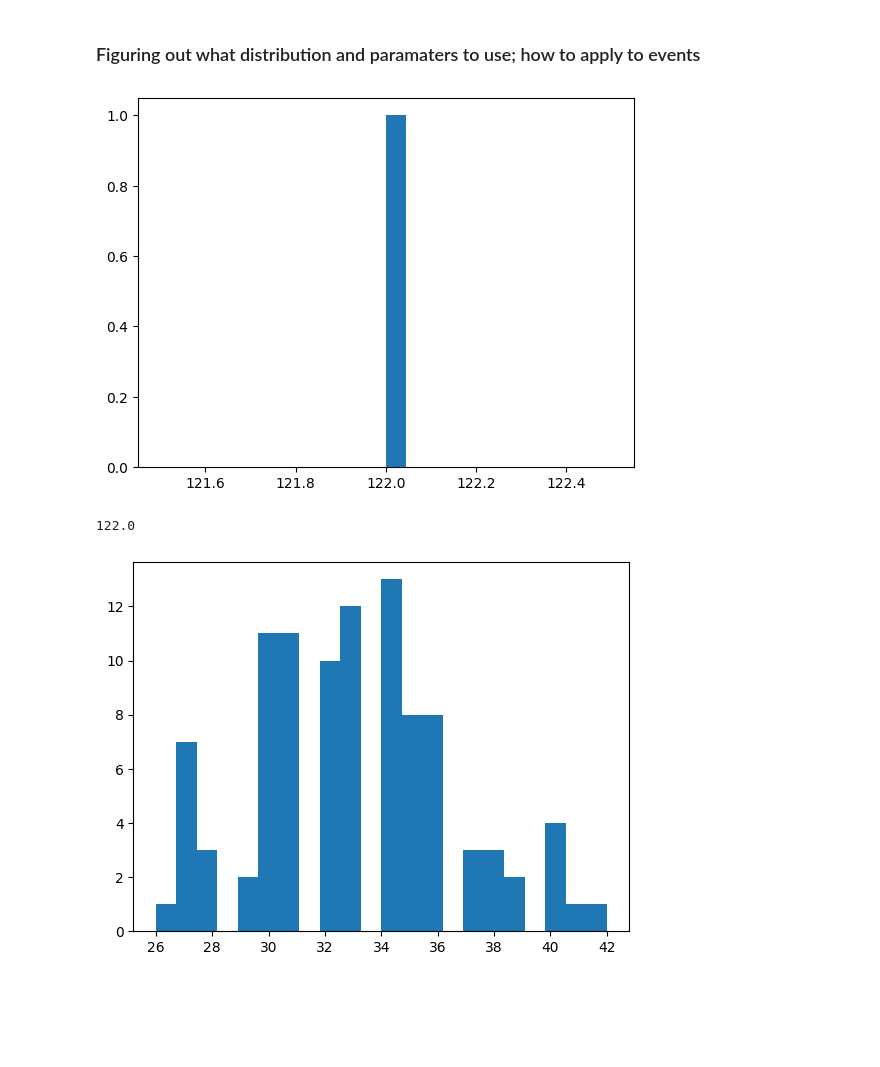
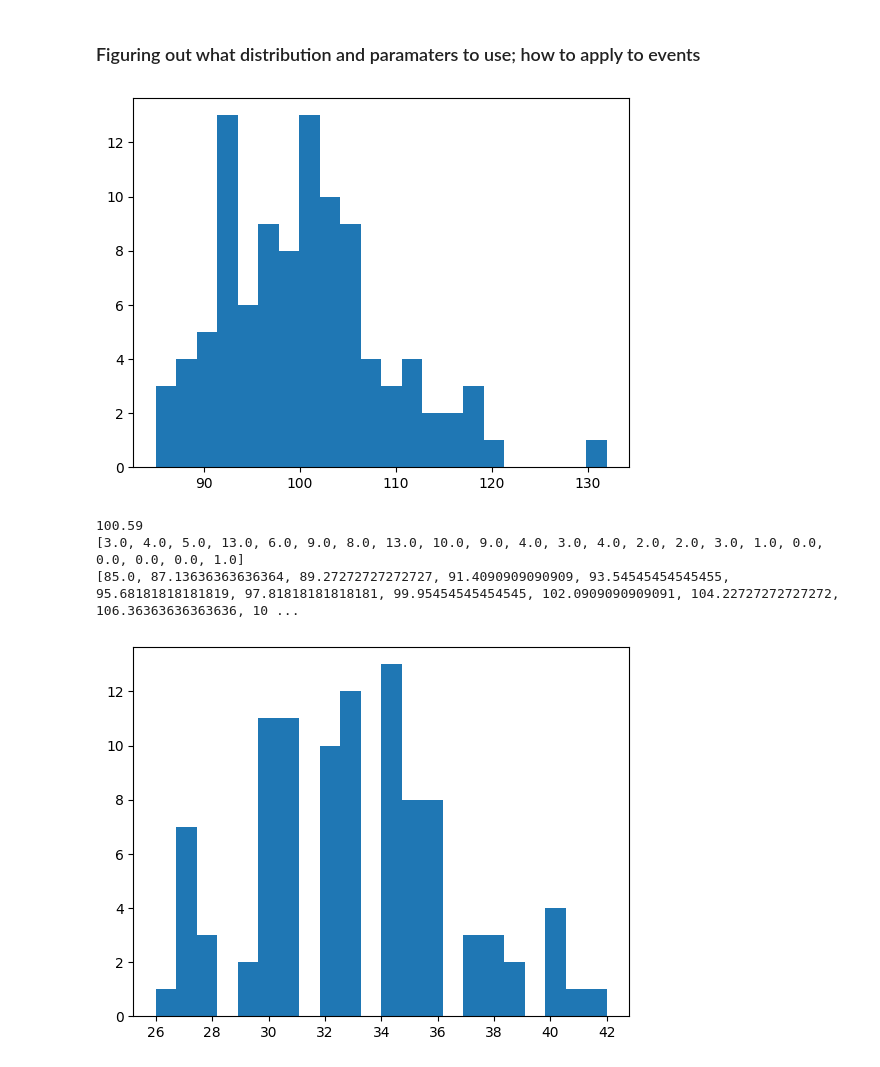
Before and after one commit to lewisl/CovidSim, a Jupyter notebook: prototyping.ipynb, the cells around one changed output. Cells and saved outputs as stored; diff of their text form; code cells hidden in the pictures; blank space fills up the shorter version.

```diff
--- a/prototyping.ipynb
+++ b/prototyping.ipynb
@@ -60,12 +60,16 @@ foo'
 ### Figuring out what distribution and paramaters to use; how to apply to events
 # %%
 dbin = Binomial(1000,0.1)
-x = rand(dbin);
+x = rand(dbin,100);
 println(mean(x))
-hist(x,22);
+hh = hist(x,22);
+println(hh[1])
+println(hh[2])
 # %% [output]
-[figure, old version]
+[figure, new version]
-122.0
+100.59
+[3.0, 4.0, 5.0, 13.0, 6.0, 9.0, 8.0, 13.0, 10.0, 9.0, 4.0, 3.0, 4.0, 2.0, 2.0, 3.0, 1.0, 0.0, 0.0, 0.0, 0.0, 1.0]
+[85.0, 87.13636363636364, 89.27272727272727, 91.4090909090909, 93.54545454545455, 95.68181818181819, 97.81818181818181, 99.95454545454545, 102.0909090909091, 104.22727272727272, 106.36363636363636, 10 ...
 # %%
 dhypergeo = Hypergeometric(100,200,100) # successes, failures, draws
 x = rand(dhypergeo,100)
```
Also changed, not shown: parts of 2 cells of this notebook, 1 other file.
